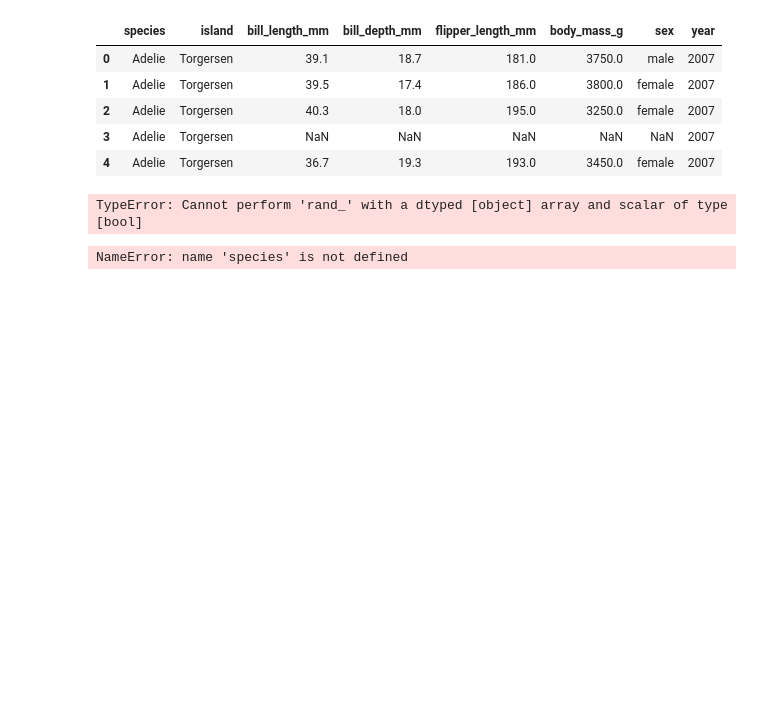
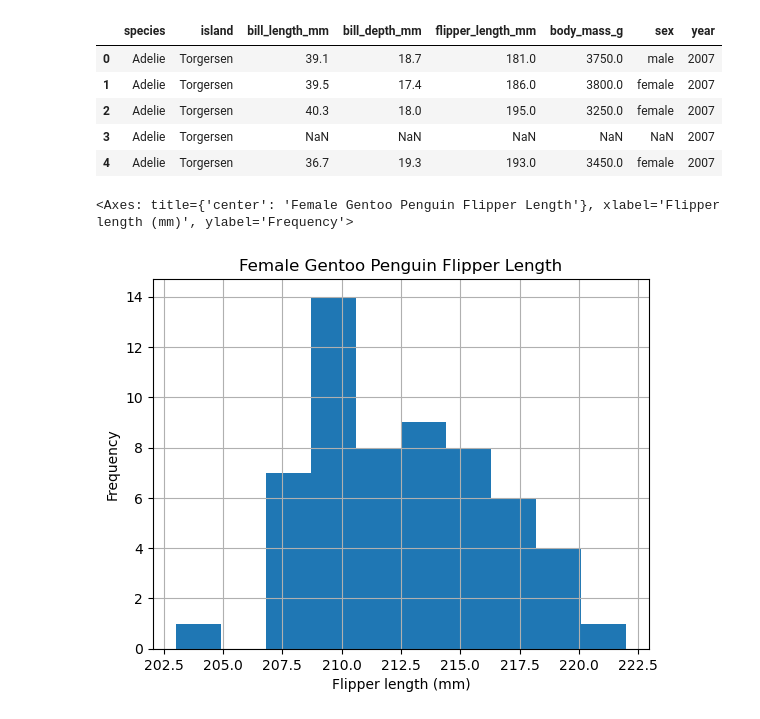
Before and after one commit to sarah-busby/eds220-in-class, a Jupyter notebook: week1-basic-plotting.ipynb, the cells around one changed output. Cells and saved outputs as stored; diff of their text form; code cells hidden in the pictures; blank space fills up the shorter version.

```diff
--- a/week1-basic-plotting.ipynb
+++ b/week1-basic-plotting.ipynb
@@ -291,16 +291,13 @@ penguins.head()
 | 2 | Adelie | Torgersen | 40.3 | 18.0 | 195.0 | 3250.0 | female | 2007 |
 | 3 | Adelie | Torgersen | NaN | NaN | NaN | NaN | NaN | 2007 |
 | 4 | Adelie | Torgersen | 36.7 | 19.3 | 193.0 | 3450.0 | female | 2007 |
-# %%
-penguins.species == 'Gentoo'
-penguins[ke]
-# %% [output]
-TypeError: Cannot perform 'rand_' with a dtyped [object] array and scalar of type [bool]
 # %%
-keep =
-penguins['species'] == 'Gentoo' & sex == 'female'].plot(kind='hist',
-                                title='Female Gentoo Penguin Flipper Length',
-                                xlabel='Flipper length (mm)',
-                                grid=True)
+gentoo_f = penguins[(penguins['species'] == 'Gentoo') & (penguins['sex'] == 'female')]
+
+gentoo_f['flipper_length_mm'].plot(kind='hist',
+              title='Female Gentoo Penguin Flipper Length',
+              xlabel='Flipper length (mm)',
+              grid=True)
 # %% [output]
-NameError: name 'species' is not defined
+<Axes: title={'center': 'Female Gentoo Penguin Flipper Length'}, xlabel='Flipper length (mm)', ylabel='Frequency'>
+[figure, added]
```
Also changed, not shown: parts of 2 cells of this notebook, 2 other files.
